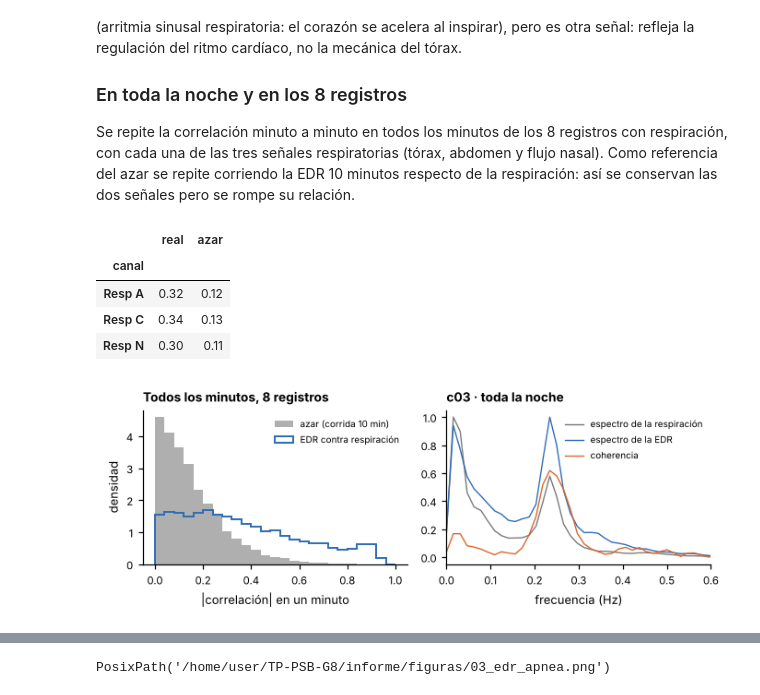
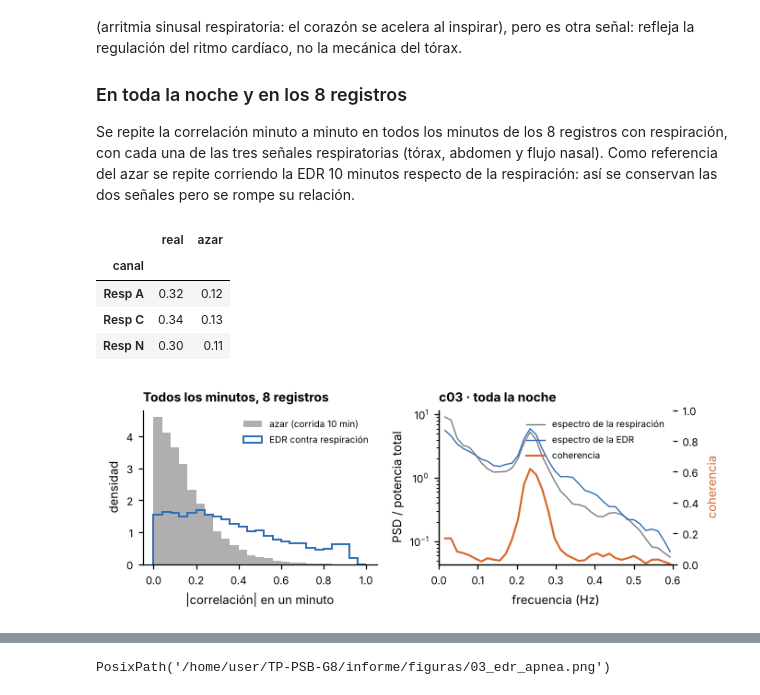
Before and after one commit to afrateitba/PSIB2026Q2-TPS-Grupo08-Frate-Tenca-Weizman, a Jupyter notebook: notebooks/03_edr_wiener.ipynb, the cells around one changed output, grey strips where cells are left out. Cells and saved outputs as stored; diff of their text form; code cells hidden in the pictures.

```diff
--- a/notebooks/03_edr_wiener.ipynb
+++ b/notebooks/03_edr_wiener.ipynb
@@ -183,36 +183,40 @@ def corr_por_minuto(rec):
                 continue
             out.append((rec, canal, abs(np.corrcoef(v_[m], s[idx])[0, 1]), abs(np.corrcoef(v_[m], s[idx0])[0, 1])))
     return out
 
 with ProcessPoolExecutor(4) as ex:
     cm = pd.DataFrame([r for rr_ in ex.map(corr_por_minuto, RESP_RECORDS) for r in rr_],
                       columns=["record", "canal", "real", "azar"])
 
 # Coherencia en frecuencia, toda la noche de c03
 tu, vu = resample_uniform(t_e, v_e, 2.0)
 r2 = downsample(np.nan_to_num(resp["Resp C"]), fr, 2.0)
 ok = np.rint(tu * 2).astype(int) < len(r2)
 ru = r2[np.rint(tu[ok] * 2).astype(int)]
 f, pxy = csd(vu[ok], ru, fs=2, nperseg=128); _, pxx = welch(vu[ok], fs=2, nperseg=128); _, pyy = welch(ru, fs=2, nperseg=128)
 
 fig, ax = plt.subplots(1, 2, figsize=(ANCHO, 2.4))
 bins = np.linspace(0, 1, 26)
 ax[0].hist(cm.azar, bins=bins, color=GRIS, alpha=0.6, label="azar (corrida 10 min)", density=True)
 ax[0].hist(cm.real, bins=bins, color=NORMAL, histtype="step", lw=1.3, label="EDR contra respiración", density=True)
 ax[0].set(xlabel="|correlación| en un minuto", ylabel="densidad", title="Todos los minutos, 8 registros")
 ax[0].legend(loc="upper right", fontsize=6.5)
-ax[1].plot(f, pyy / pyy.max(), color=GRIS, label="espectro de la respiración")
-ax[1].plot(f, pxx / pxx.max(), color=NORMAL, label="espectro de la EDR")
-ax[1].plot(f, np.abs(pxy) ** 2 / (pxx * pyy), color=APNEA, label="coherencia")
-ax[1].set(xlim=(0, 0.6), xlabel="frecuencia (Hz)", title=f"{REC} · toda la noche")
-ax[1].legend(loc="upper right", fontsize=6.5)
+banda_f = (f > 0) & (f <= 0.6)
+ax[1].semilogy(f[banda_f], pyy[banda_f] / np.trapezoid(pyy, f), color=GRIS, label="espectro de la respiración")
+ax[1].semilogy(f[banda_f], pxx[banda_f] / np.trapezoid(pxx, f), color=NORMAL, label="espectro de la EDR")
+ax[1].set(xlim=(0, 0.6), xlabel="frecuencia (Hz)", ylabel="PSD / potencia total", title=f"{REC} · toda la noche")
+axc = ax[1].twinx()
+axc.plot(f[banda_f], (np.abs(pxy) ** 2 / (pxx * pyy))[banda_f], color=APNEA, lw=1.4, label="coherencia")
+axc.set_ylim(0, 1); axc.set_ylabel("coherencia", color=APNEA)
+h1, l1 = ax[1].get_legend_handles_labels(); h2, l2 = axc.get_legend_handles_labels()
+ax[1].legend(h1 + h2, l1 + l2, loc="upper right", fontsize=6.5)
 fig.tight_layout()
 save(fig, "03_edr_toda_la_noche")
 cm.groupby("canal")[["real", "azar"]].median().round(2)
 # %% [output]
 |  | real | azar |
 | canal |  |  |
 | Resp A | 0.32 | 0.12 |
 | Resp C | 0.34 | 0.13 |
 | Resp N | 0.30 | 0.11 |
-[figure, old version]
+[figure, new version]
```
Also changed, not shown: parts of 2 cells of this notebook, 1 other file.
